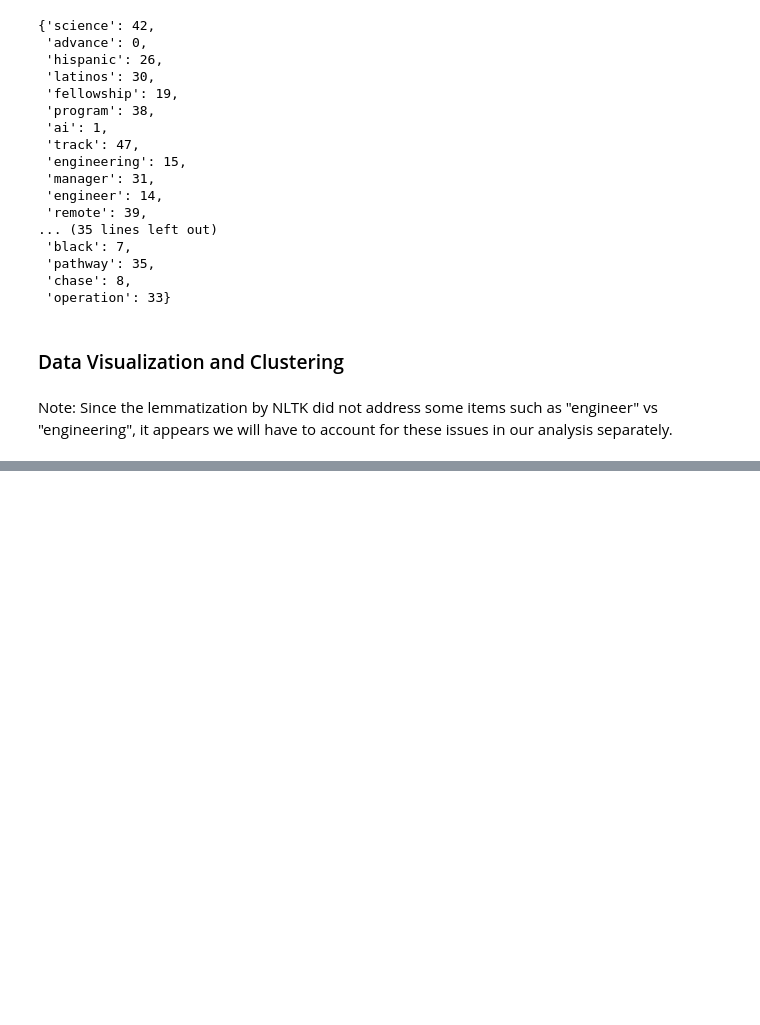
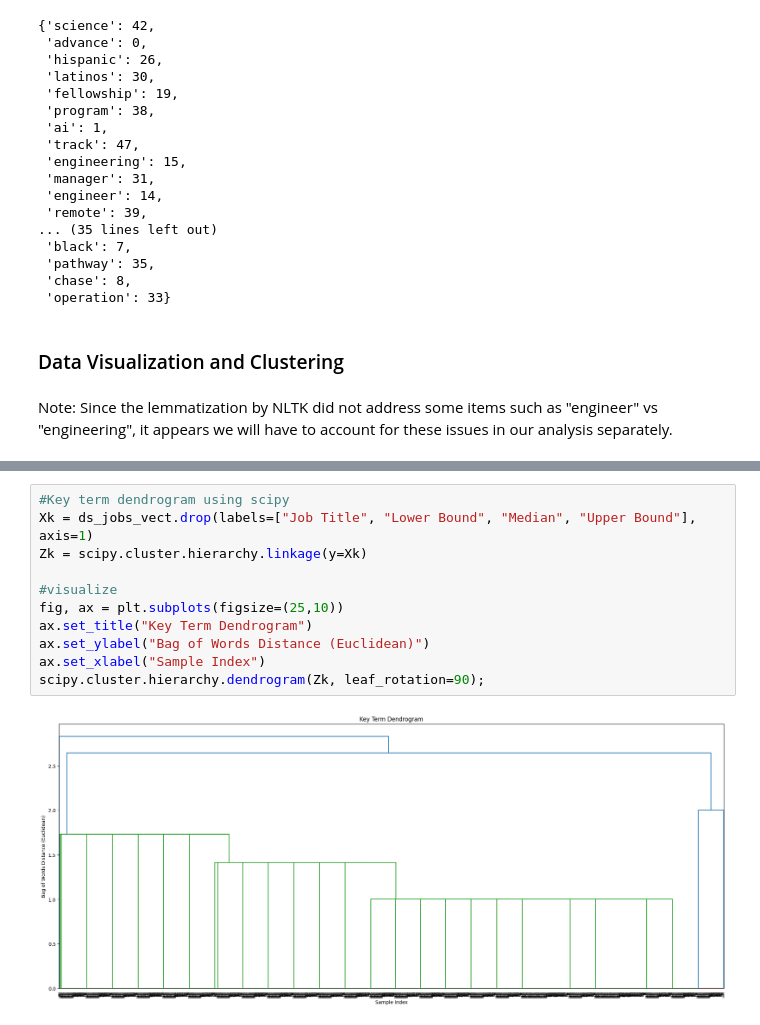
Before and after one commit to ek775/Key-Term-Salary-Associations-in-Data-Science-Job-Titles, a Jupyter notebook: ds_jobs.ipynb, the cells around one changed output, grey strips where cells are left out. Saved outputs shown, nothing was run; the diff lists cells and outputs as text; blank space fills up the shorter version.

```diff
--- a/ds_jobs.ipynb
+++ b/ds_jobs.ipynb
@@ -435,0 +462,13 @@ plt.show()
+# %%
+#Key term dendrogram using scipy
+Xk = ds_jobs_vect.drop(labels=["Job Title", "Lower Bound", "Median", "Upper Bound"], axis=1)
+Zk = scipy.cluster.hierarchy.linkage(y=Xk)
+
+#visualize
+fig, ax = plt.subplots(figsize=(25,10))
+ax.set_title("Key Term Dendrogram")
+ax.set_ylabel("Bag of Words Distance (Euclidean)")
+ax.set_xlabel("Sample Index")
+scipy.cluster.hierarchy.dendrogram(Zk, leaf_rotation=90);
+# %% [output]
+[figure, added]
```
Also changed, not shown: parts of 10 cells of this notebook.
